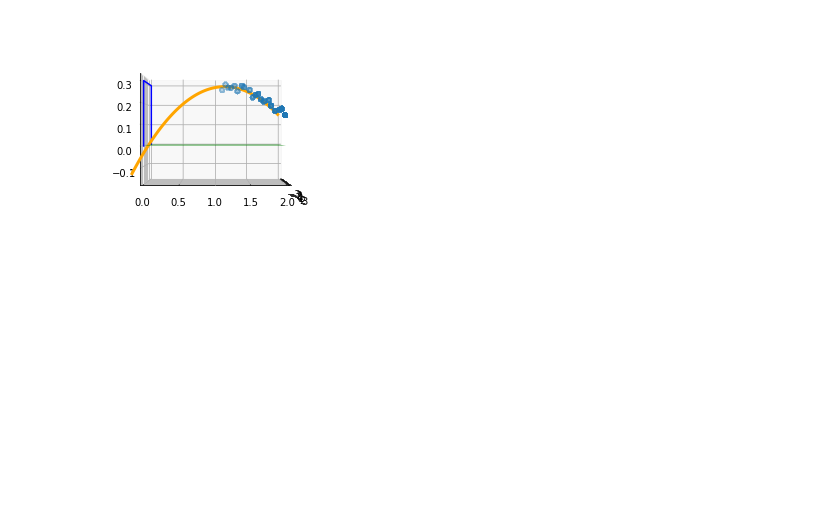
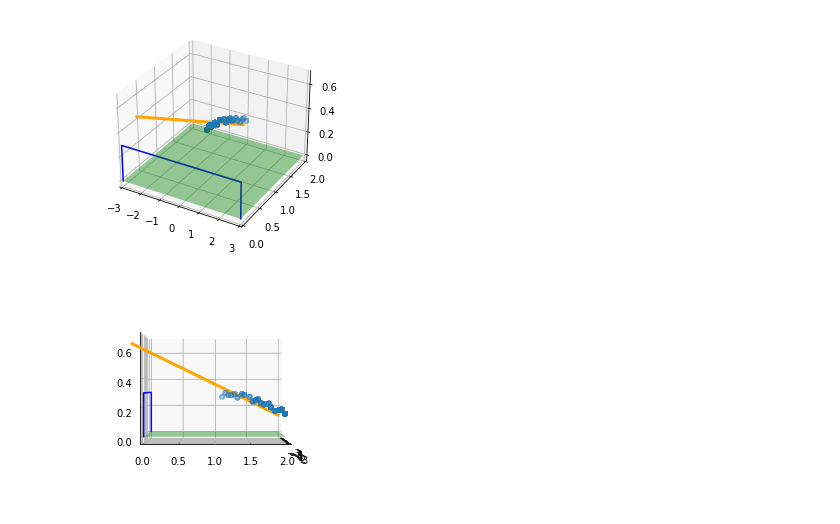
Before and after one commit to matheus-hatzlhoffer/MC886-Machine-Learning, a Jupyter notebook: Projeto 2/part1.ipynb, the cells around one changed output. Cells and saved outputs as stored; diff of their text form; code cells hidden in the pictures; blank space fills up the shorter version.

```diff
--- a/Projeto 2/part1.ipynb
+++ b/Projeto 2/part1.ipynb
@@ -12,0 +43,3 @@ def polynomial(coef, X, degree):
+# %%
+def breakColumns(matrix, axis):
+    return matrix[:,axis]
@@ -110,7 +121,7 @@ def polinomialRegression(X, y, degree, n_epoch=100000, alfa=0.000001):
         vertex_y = max(y)
         if(abs(min(y))> abs(vertex_y)):
             vertex_y = min(y)
-        vertex_x = np.where(y == vertex_y)[0][0]
+        vertex_x = X[np.where(y == vertex_y)[0][0]]
         close0 = closerToZero(X)
         c = y[close0]
         a = (vertex_y + c)/vertex_x
@@ -124,22 +135,7 @@ def polinomialRegression(X, y, degree, n_epoch=100000, alfa=0.000001):
         y_hat = np.dot(x, coef)
         derivation = (2/x.shape[0])*np.dot(x.T, (y_hat - y))
         coef -= alfa*derivation
-        if(isNaNorInf(coef)):
+        if(True in np.isnan(coef) or True in np.isinf(coef)):
             return(old_coef)
 
     return coef
-
-kick2 = np.genfromtxt('kick2.dat')
-X = breakColuns(kick2, 0)
-Y = breakColuns(kick2, 1)
-Z = breakColuns(kick2, 2)
-coefX = polinomialRegression(time, X, 1)
-X_prev = polynomial(coefX, time, 1)
-showAxis(time, X, X_prev)
-coefY = polinomialRegression(time, Y, 1)
-Y_prev = polynomial(coefY, time, 1)
-showAxis(time, Y, Y_prev)
-coefZ = polinomialRegression(time, Z, 2, alfa=0.00001)
-Z_prev = polynomial(coefZ, time, 2)
-showAxis(time, Z, Z_prev)
-showData(kick2, coefX, coefY, coefZ, pltType='llp')
@@ -150,0 +289,16 @@ showData(kick2, coefX, coefY, coefZ, pltType='llp')
+# %%
+X = breakColumns(kick2, 0)
+Y = breakColumns(kick2, 1)
+Z = breakColumns(kick2, 2)
+coefX = polinomialRegression(time, X, 1)
+X_prev = polynomial(coefX, time, 1)
+showAxis(time, X, X_prev)
+print("X error: ", mean_squared_error(X, X_prev))
+coefY = polinomialRegression(time, Y, 1)
+Y_prev = polynomial(coefY, time, 1)
+showAxis(time, Y, Y_prev)
+print("Y error: ", mean_squared_error(Y, Y_prev))
+coefZ = polinomialRegression(time, Z, 1)
+Z_prev = polynomial(coefZ, time, 1)
+showAxis(time, Z, Z_prev)
+print("Z error: ", mean_squared_error(Z, Z_prev))
@@ -151,4 +312,6 @@ showData(kick2, coefX, coefY, coefZ, pltType='llp')
 # %%
-showData(kick2, coefX, coefY, coefZ, pltType='llp', elev=0, azz=0)
+showData(kick2, coefX, coefY, coefZ, pltType='lll')
+showData(kick2, coefX, coefY, coefZ, pltType='lll', elev=0, azz=0)
 # %% [output]
-[figure, old version]
+[figure, new version]
+[figure, added]
```
Also changed, not shown: parts of 48 cells of this notebook, 1 other file.
